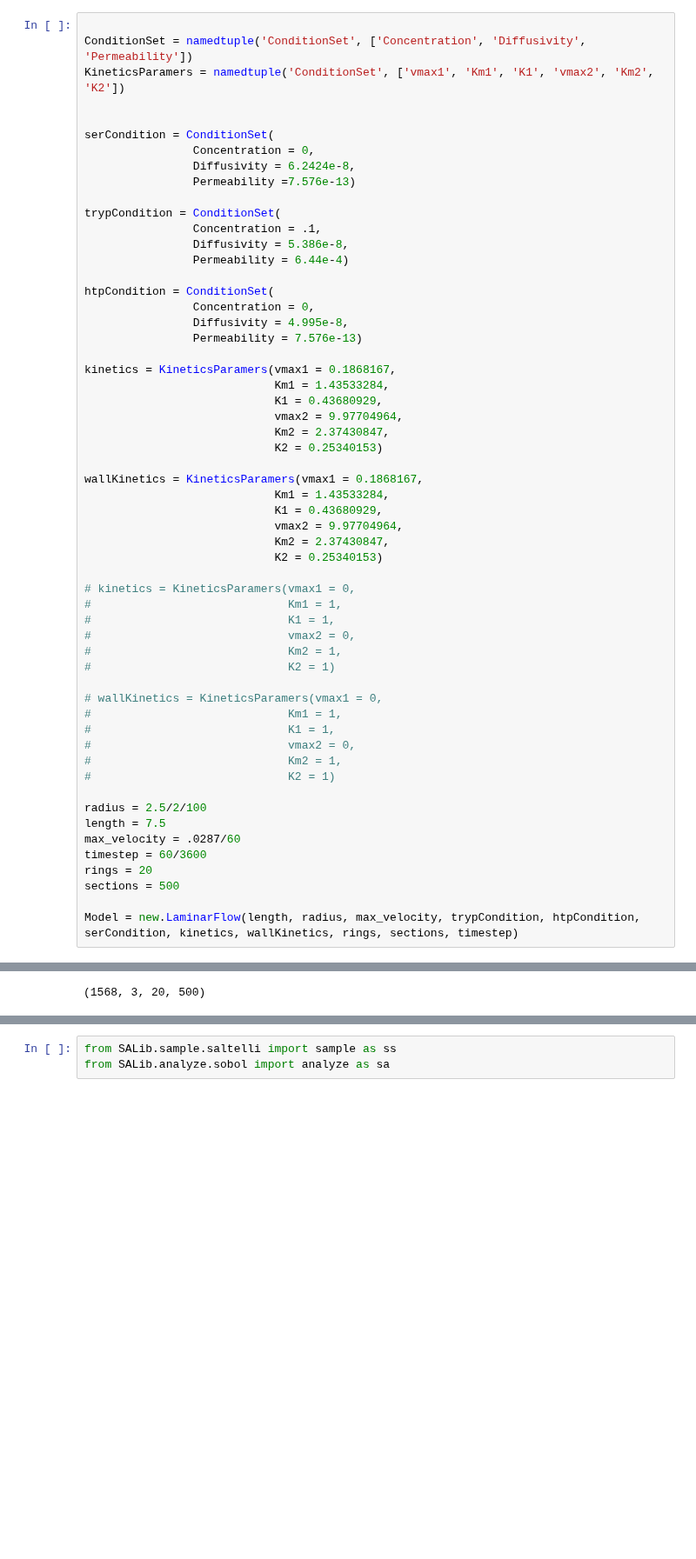
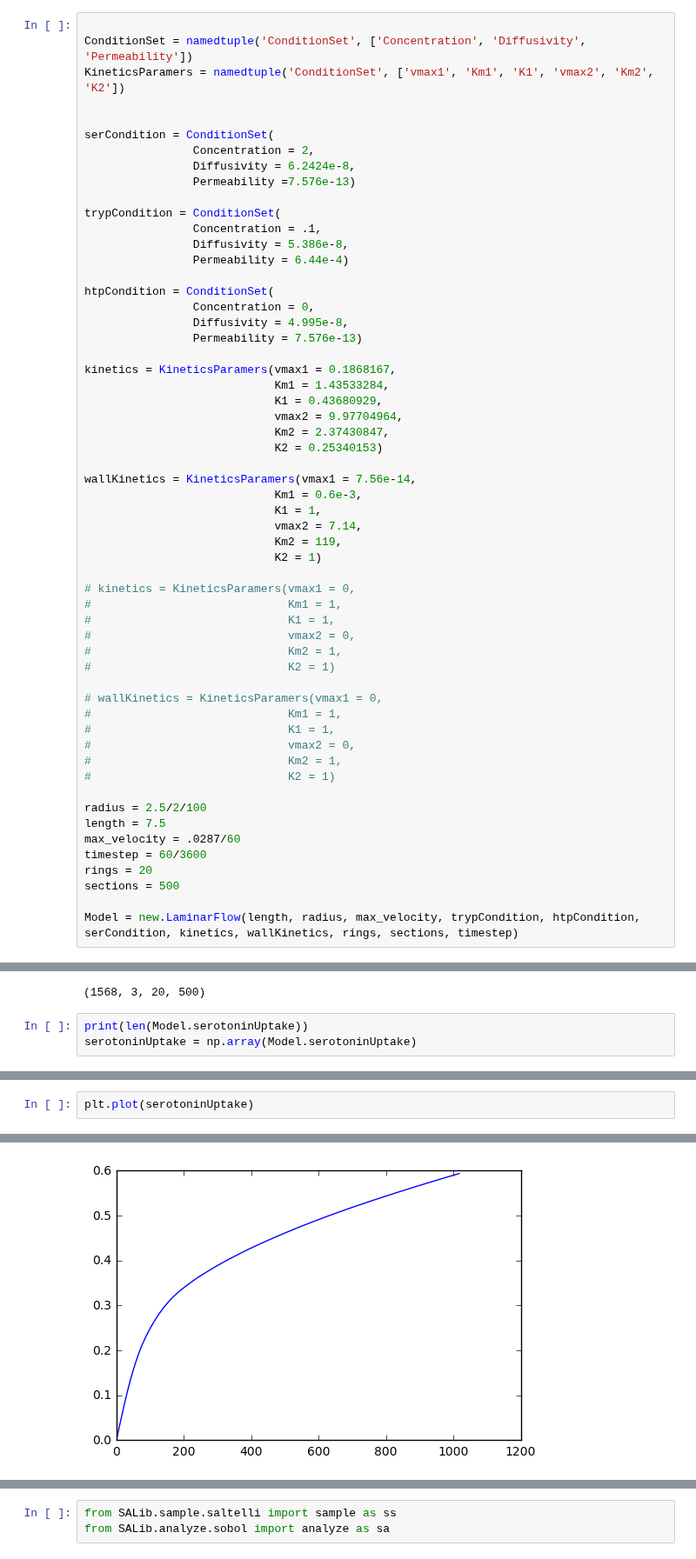
Before and after one commit to nateharms/serotonin_transport, a Jupyter notebook: SerotoninTransportModel.ipynb, the cells around one changed output, grey strips where cells are left out. Shown at 87% size. Saved outputs shown, nothing was run; the diff lists cells and outputs as text; blank space fills up the shorter version.

```diff
--- a/SerotoninTransportModel.ipynb
+++ b/SerotoninTransportModel.ipynb
@@ -33,7 +33,7 @@ KineticsParamers = namedtuple('ConditionSet', ['vmax1', 'Km1', 'K1', 'vmax2', 'K
 
 
 serCondition = ConditionSet(
-                Concentration = 0,
+                Concentration = 2,
                 Diffusivity = 6.2424e-8,
                 Permeability =7.576e-13)
 
@@ -54,12 +54,12 @@ kinetics = KineticsParamers(vmax1 = 0.1868167,
                             Km2 = 2.37430847,
                             K2 = 0.25340153)
 
-wallKinetics = KineticsParamers(vmax1 = 0.1868167,
-                            Km1 = 1.43533284,
-                            K1 = 0.43680929,
-                            vmax2 = 9.97704964,
-                            Km2 = 2.37430847,
-                            K2 = 0.25340153)
+wallKinetics = KineticsParamers(vmax1 = 7.56e-14,
+                            Km1 = 0.6e-3,
+                            K1 = 1,
+                            vmax2 = 7.14,
+                            Km2 = 119,
+                            K2 = 1)
 
 # kinetics = KineticsParamers(vmax1 = 0,
 #                             Km1 = 1,
@@ -111,3 +111,6 @@ tryptophan = results[:,0,:,:]
 htp = results[:,1,:,:]
 # %% [output]
 (1568, 3, 20, 500)
+# %%
+print(len(Model.serotoninUptake))
+serotoninUptake = np.array(Model.serotoninUptake)
@@ -113,0 +119,3 @@ htp = results[:,1,:,:]
+# %%
+plt.plot(serotoninUptake)
+# %% [output]
@@ -114,3 +123,4 @@ htp = results[:,1,:,:]
+[figure, added]
 # %%
 from matplotlib import animation
 import matplotlib
```
Also changed, not shown: parts of 5 cells of this notebook, 2 other files.
